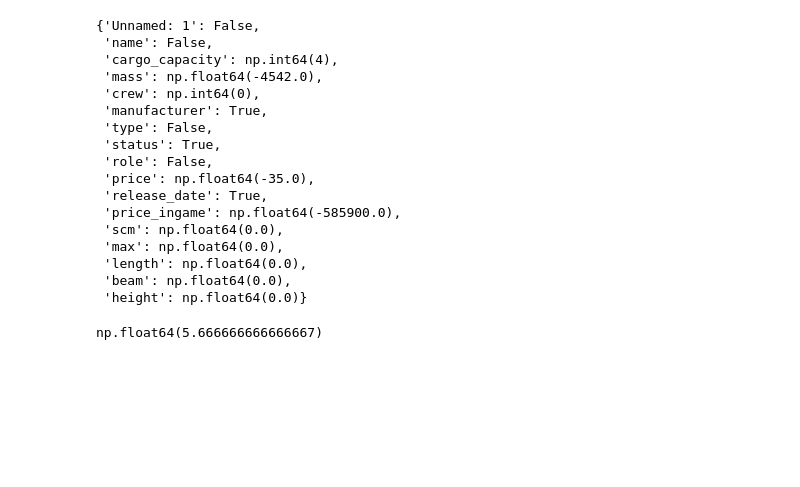
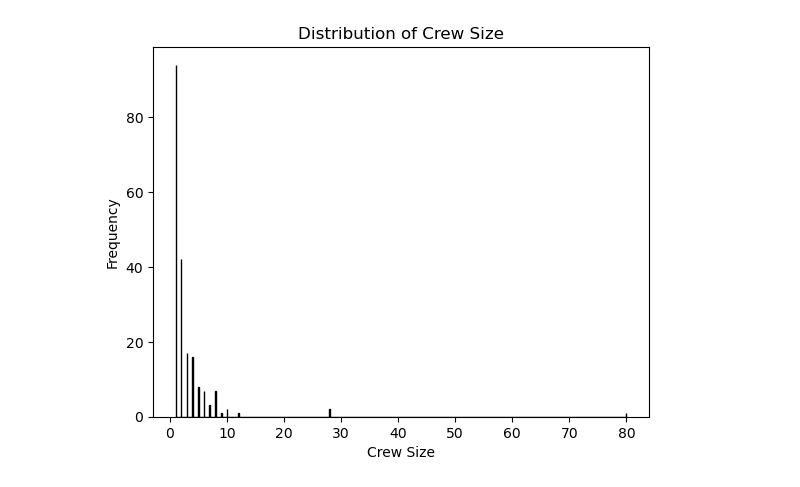
Before and after one commit to CharlesElie-AzaisdeVergeron/Stardle_Data_Base, a Jupyter notebook: 2eme Partie/Stardle2.ipynb, the cells around one changed output. Cells and saved outputs as stored; diff of their text form; code cells hidden in the pictures; blank space fills up the shorter version.

```diff
--- a/2eme Partie/Stardle2.ipynb
+++ b/2eme Partie/Stardle2.ipynb
@@ -212,50 +108,0 @@ result_df
-# %%
-def guess(ship1,ship2):
-    """
-    Compare deux vaisseaux et retourne une liste de résultats pour chaque variable
-    """
-    # Vérifier que les deux vaisseaux existent
-    if ship1 not in data['name'].values or ship2 not in data['name'].values:
-        return "Un des vaisseaux n'existe pas dans la base de données"
-
-    # Obtenir les indices des vaisseaux
-    idx1 = data[data['name'] == ship1].index[0]
-    idx2 = data[data['name'] == ship2].index[0]
-
-    # S'assurer que idx1 est plus petit que idx2
-    if idx1 > idx2:
-        idx1, idx2 = idx2, idx1
-
-    # Comparer les vaisseaux
-    colonnes = list(data.columns)
-    res = {}
-    for col in colonnes:
-        if col in colonnes_qualitatives:
-            if data.loc[idx1, col] == data.loc[idx2, col]:
-                res[col] = True
-            else:
-                res[col]= False
-
-        elif col in colonnes_quantitatives:
-            res[col] = data.loc[idx1, col] - data.loc[idx2, col]
-    return res
-
-guess('Mustang Delta','Mustang Alpha')
-# %% [output]
-{'Unnamed: 1': False,
- 'name': False,
- 'cargo_capacity': np.int64(4),
- 'mass': np.float64(-4542.0),
- 'crew': np.int64(0),
- 'manufacturer': True,
- 'type': False,
- 'status': True,
- 'role': False,
- 'price': np.float64(-35.0),
- 'release_date': True,
- 'price_ingame': np.float64(-585900.0),
- 'scm': np.float64(0.0),
- 'max': np.float64(0.0),
- 'length': np.float64(0.0),
- 'beam': np.float64(0.0),
- 'height': np.float64(0.0)}
@@ -289,3 +109,13 @@ def find_different_ships_by_specs(ship_reference,specs=['role', 'manufacturer',
+# %%
+import matplotlib.pyplot as plt
+
+plt.hist(data['crew'], bins=1000, edgecolor='black')
+plt.title('Distribution of Crew Size')
+plt.xlabel('Crew Size')
+plt.ylabel('Frequency')
+plt.show()
+# %% [output]
+[figure, added]
 # %%
 class ShipTreeNode:
     def __init__(self, ship_data):
@@ -526,12 +356,6 @@ def get_ship_distance(ship1, ship2):
         if not result.empty:
             return result['total_distance'].values[0]
         return None
-
-# Example usage:
-distance = get_ship_distance('Carrack', 'Aurora LX')
-distance
-# %% [output]
-np.float64(5.666666666666667)
 # %%
 def stardle_auto():
     """
```
Also changed, not shown: parts of 11 cells of this notebook, 2 other files.
